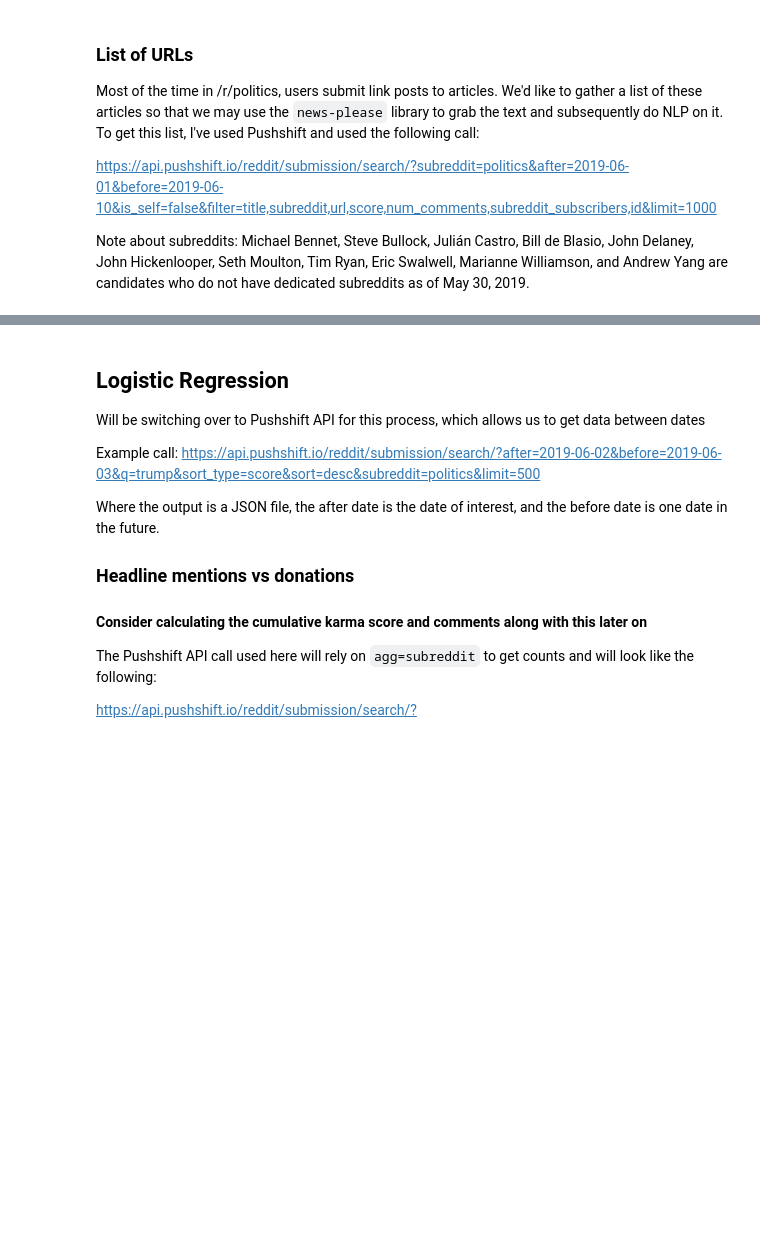
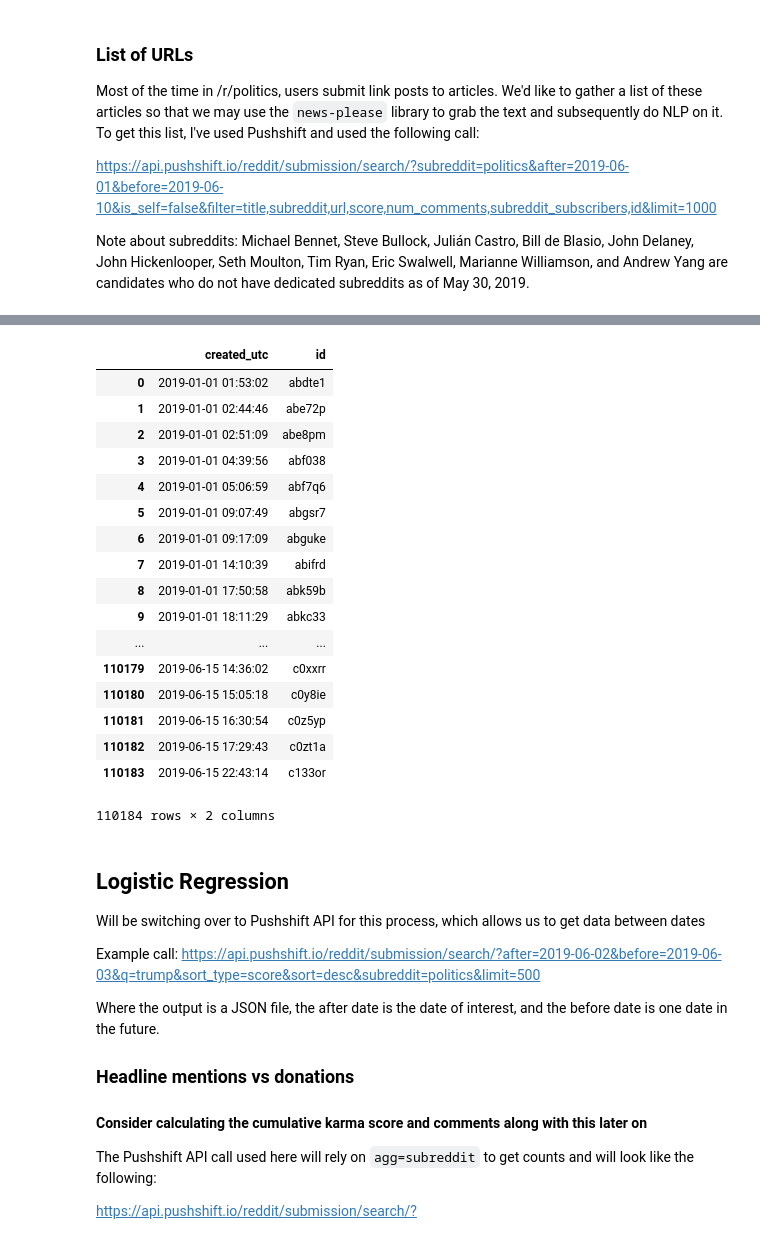
Before and after one commit to berkeley-politics-capstone/politics-capstone, a Jupyter notebook: src/reddit/Reddit API.ipynb, the cells around one changed output, grey strips where cells are left out. Drawn from its saved outputs; the diff is of its cells as text; code cells hidden in the pictures; blank space fills up the shorter version.

```diff
--- a/src/reddit/Reddit API.ipynb
+++ b/src/reddit/Reddit API.ipynb
@@ -177,0 +211,33 @@ sample_post.title
+# %%
+# Remove non article URLs
+
+remove = ['twitter.com','hbo.com','youtube.com','youtu.be','reddit.com','streamable.com','imgur.com',
+                         'i.imgur.com','forgifs.com','i.redd.it']
+searchrm = '|'.join(remove)
+
+dates = dates[~dates['url'].str.contains(searchrm)].reset_index(drop=True)
+# %%
+# Now remove the URL column, and convert the date column into datetime
+dates = dates.drop("url", axis=1)
+dates['created_utc'] = dates['created_utc'].apply(lambda x: datetime.utcfromtimestamp(x))
+# %%
+dates
+# %% [output]
+|  | created_utc | id |
+| 0 | 2019-01-01 01:53:02 | abdte1 |
+| 1 | 2019-01-01 02:44:46 | abe72p |
+| 2 | 2019-01-01 02:51:09 | abe8pm |
+| 3 | 2019-01-01 04:39:56 | abf038 |
+| 4 | 2019-01-01 05:06:59 | abf7q6 |
+| 5 | 2019-01-01 09:07:49 | abgsr7 |
+| 6 | 2019-01-01 09:17:09 | abguke |
+| 7 | 2019-01-01 14:10:39 | abifrd |
+| 8 | 2019-01-01 17:50:58 | abk59b |
+| 9 | 2019-01-01 18:11:29 | abkc33 |
+| ... | ... | ... |
+| 110179 | 2019-06-15 14:36:02 | c0xxrr |
+| 110180 | 2019-06-15 15:05:18 | c0y8ie |
+| 110181 | 2019-06-15 16:30:54 | c0z5yp |
+| 110182 | 2019-06-15 17:29:43 | c0zt1a |
+| 110183 | 2019-06-15 22:43:14 | c133or |
+110184 rows × 2 columns
```
Also changed, not shown: parts of 33 cells of this notebook.
